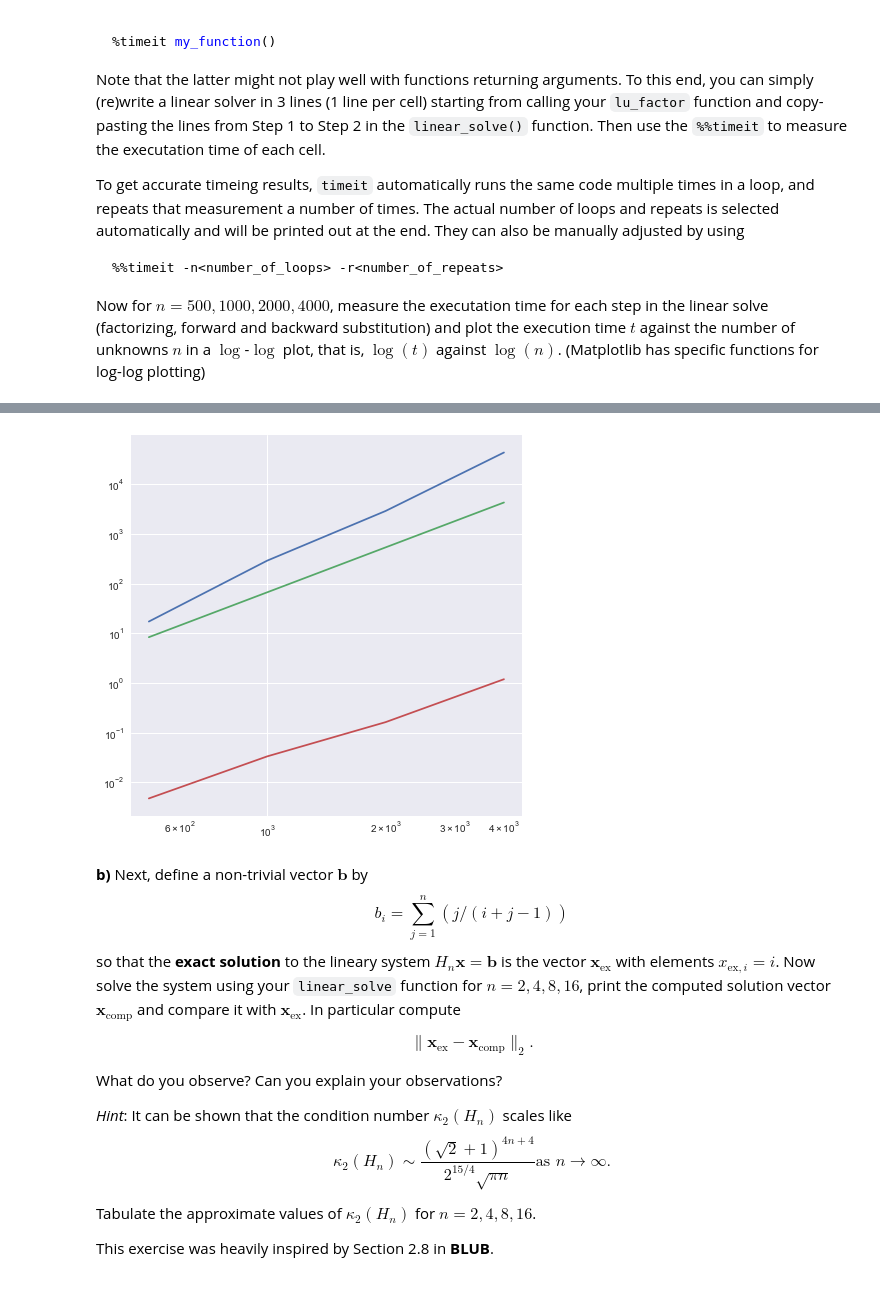
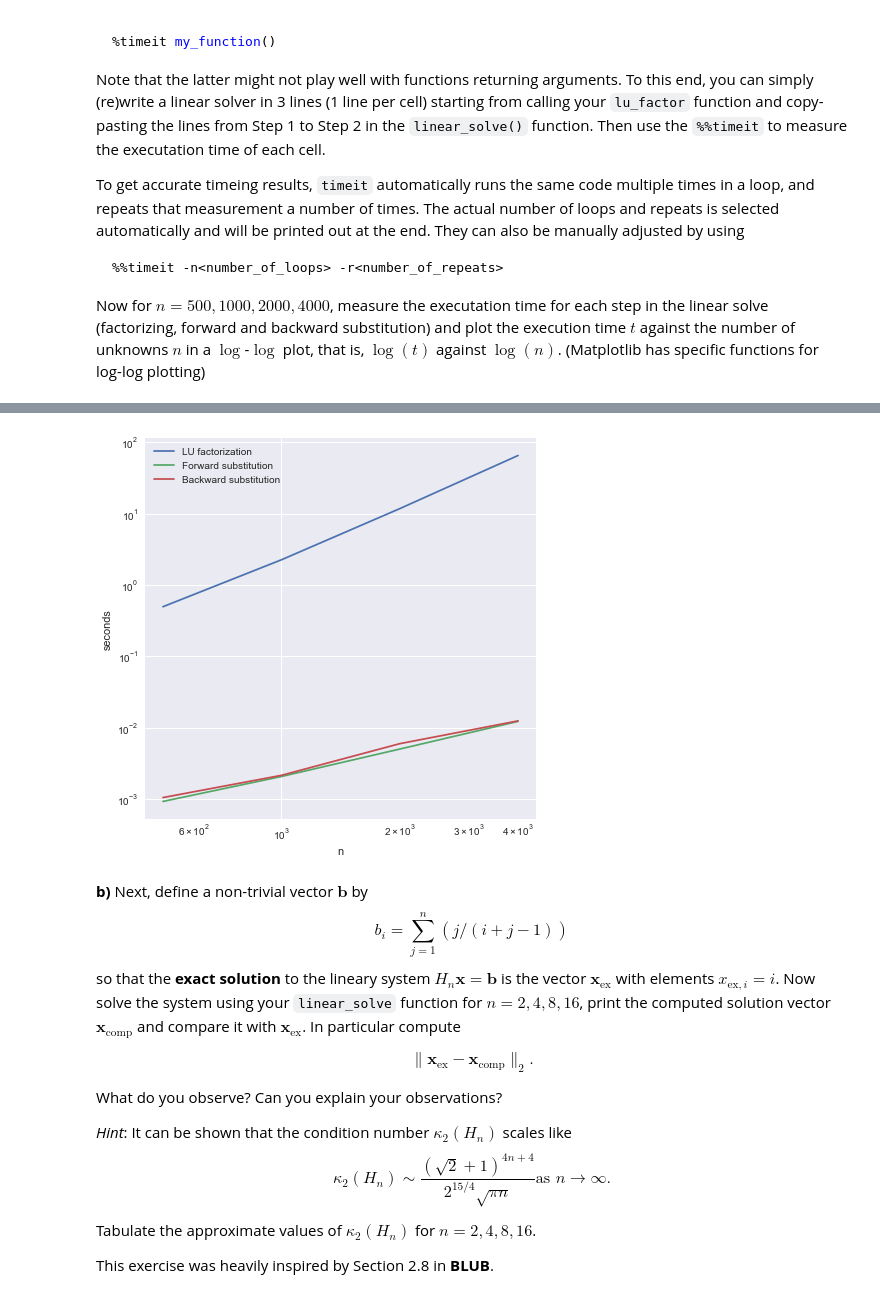
Before and after one commit to evedvik/TMA4215, a Jupyter notebook: lab01.ipynb, the cells around one changed output, grey strips where cells are left out. Cells and saved outputs as stored; diff of their text form; code cells hidden in the pictures.

```diff
--- a/lab01.ipynb
+++ b/lab01.ipynb
@@ -374,2 +402,0 @@ la.lu_factor(A)
-# %%
-A = la.hilbert(2000)
@@ -381,2 +402,0 @@ la.lu_factor(A)
-# %%
-A = la.hilbert(4000)
@@ -388,14 +402,0 @@ la.lu_factor(A)
-# %%
-    #time_lu=[483*10**-6, 1070*10**-6, 4410*10**-6, 21500*10**-6, 233000*10**-6]
-time_lu = [17.2, 289, 2880, 43200]
-n_list = [500, 1000, 2000, 4000]
-time_lu2 = [(2/3.0)*10**(-7)*n**3 for n in n_list]
-time_lu_scipy = [4.76*10**(-3), 33.4*10**(-3), 0.163, 1.19]
-f, ax = plt.subplots(figsize=(7, 7))
-
-plt.loglog(n_list, time_lu)
-plt.loglog(n_list, time_lu2)
-plt.loglog(n_list, time_lu_scipy)
-plt.show()
-# %% [output]
-[figure, removed]
@@ -413,3 +403,45 @@ lu, piv = la.lu_factor(A)
+# %%
+n_list = [500, 1000, 2000, 4000]
+t_lu = []
+t_forw = []
+t_back = []
+# Change the variable "compute" to True if you want to run the loop, if not the results from one previous execution of the
+# loop are given
+compute  = False
+if compute:
+    # Approximately 7 minutes to complete the loop
+    for n in n_list:
+        n = n_list[i]
+        A = la.hilbert(n)
+        b = np.zeros(n)
+        L, U, P = lu_factor(A)
+        y = forward_sub(L, b)
+        x = backward_sub(U, y)
+
+        lu_time = %timeit -o lu_factor(A)
+        forw_time = %timeit -o forward_sub(L, b)
+        back_time = %timeit -o backward_sub(U, y)
+
+        t_lu.append(lu_time.best)
+        t_forw.append(forw_time.best)
+        t_back.append(back_time.best)
+else:
+    t_lu = [0.49633109999990666, 2.2539546999998947, 11.752061800000092, 65.33178950000001]
+    t_forw = [0.0009259620999998787, 0.0020696310000016638, 0.005016043999999056, 0.01226997499999925]
+    t_back = [0.0010489772000000811, 0.0021482769999988703, 0.005969288000001143, 0.012464674000000286]
+# %%
+n_list = [500, 1000, 2000, 4000]
+f, ax = plt.subplots(figsize=(7, 7))
+
+plt.loglog(n_list, t_lu, label='LU factorization')
+plt.loglog(n_list, t_forw, label='Forward substitution')
+plt.loglog(n_list, t_back, label='Backward substitution')
+plt.xlabel('n')
+plt.ylabel('seconds')
+plt.legend(loc='best')
+plt.show()
+# %% [output]
+[figure, added]
 # %% [markdown]
 **b)** Next, define a non-trivial vector $\boldsymbol{b}$ by
 $$
```
Also changed, not shown: parts of 32 cells of this notebook.
